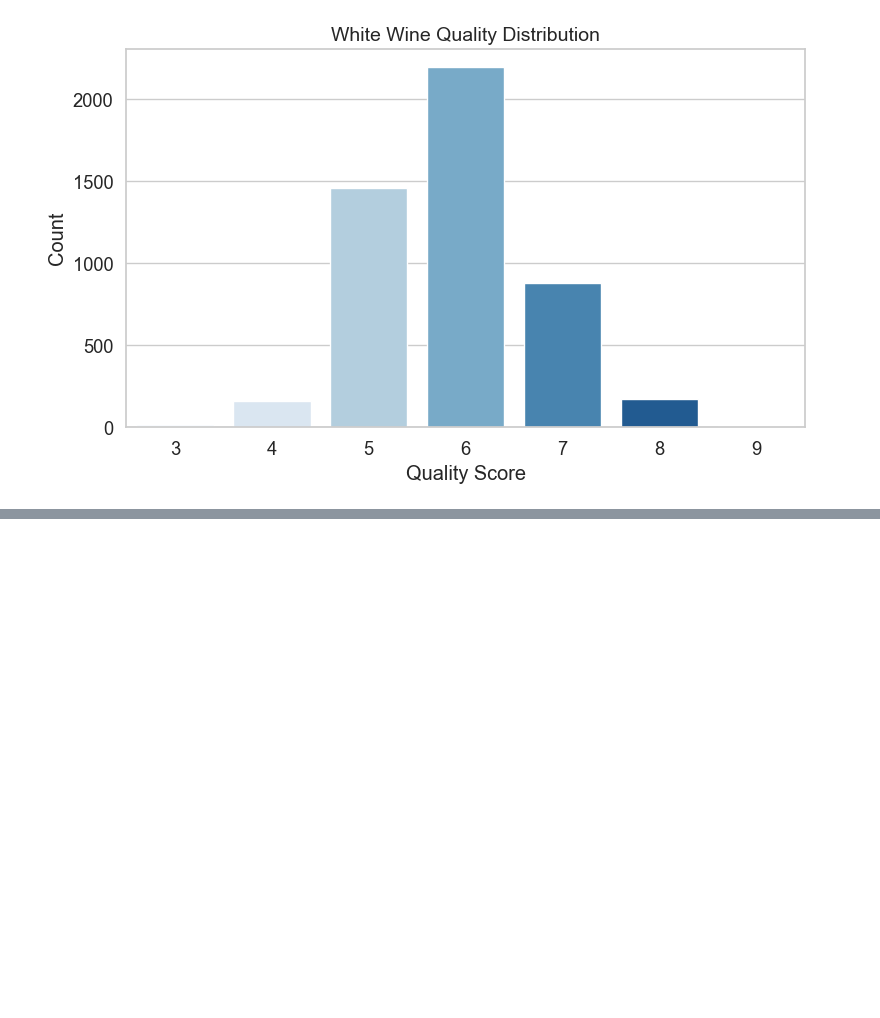
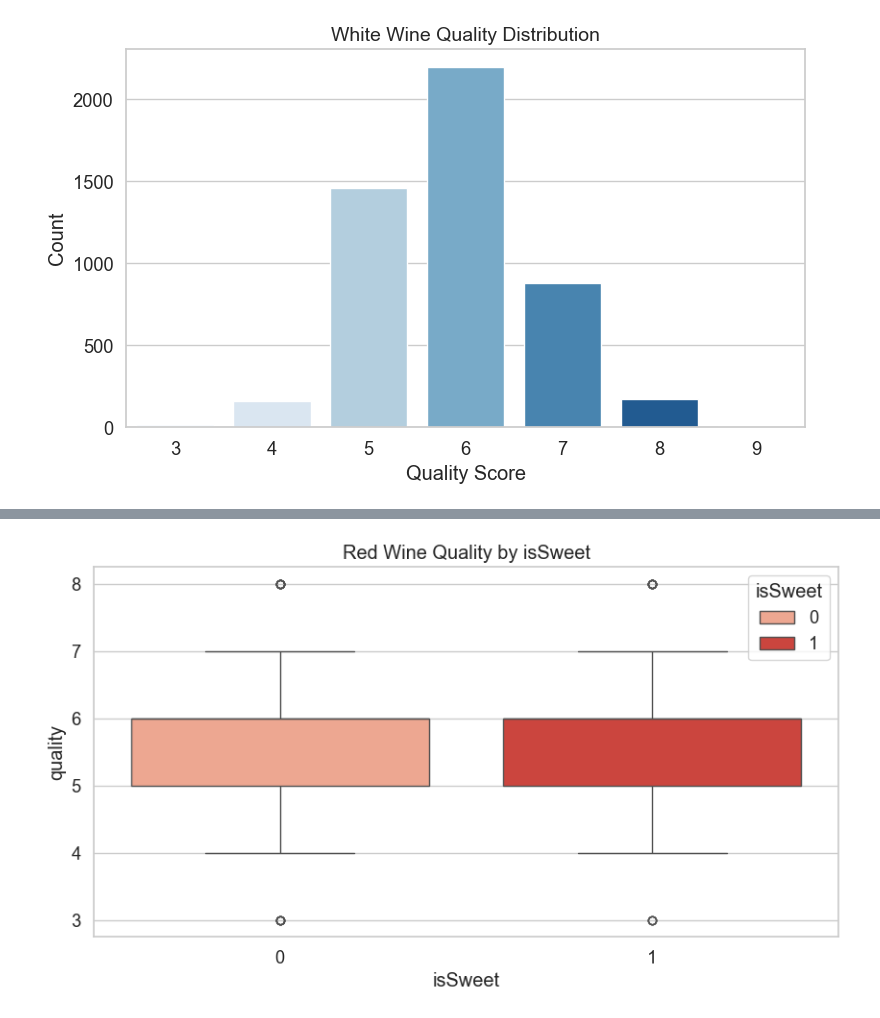
Before and after one commit to k1k12/2034_CW, a Jupyter notebook: notebooks/wine_analysis.ipynb, the cells around one changed output, grey strips where cells are left out. Cells and saved outputs as stored; diff of their text form; code cells hidden in the pictures; blank space fills up the shorter version.

```diff
--- a/notebooks/wine_analysis.ipynb
+++ b/notebooks/wine_analysis.ipynb
@@ -318,0 +247,9 @@ plt.show()
+# %%
+# Red wine by sweetness
+plt.figure(figsize=(10, 5))
+sns.boxplot(data=wine_red, x="isSweet", y="quality", palette="Reds", hue="isSweet")
+plt.title("Red Wine Quality by isSweet")
+plt.savefig("../figures/red_quality_by_sugar.png")
+plt.show()
+# %% [output]
+[figure, added]
```
Also changed, not shown: parts of 59 cells of this notebook, 27 other files.
